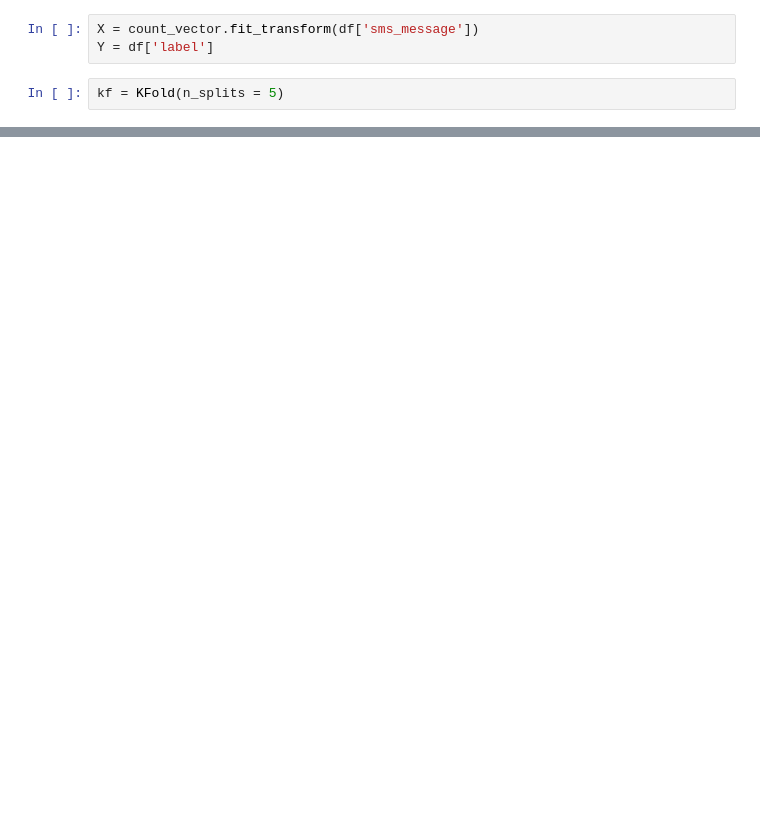
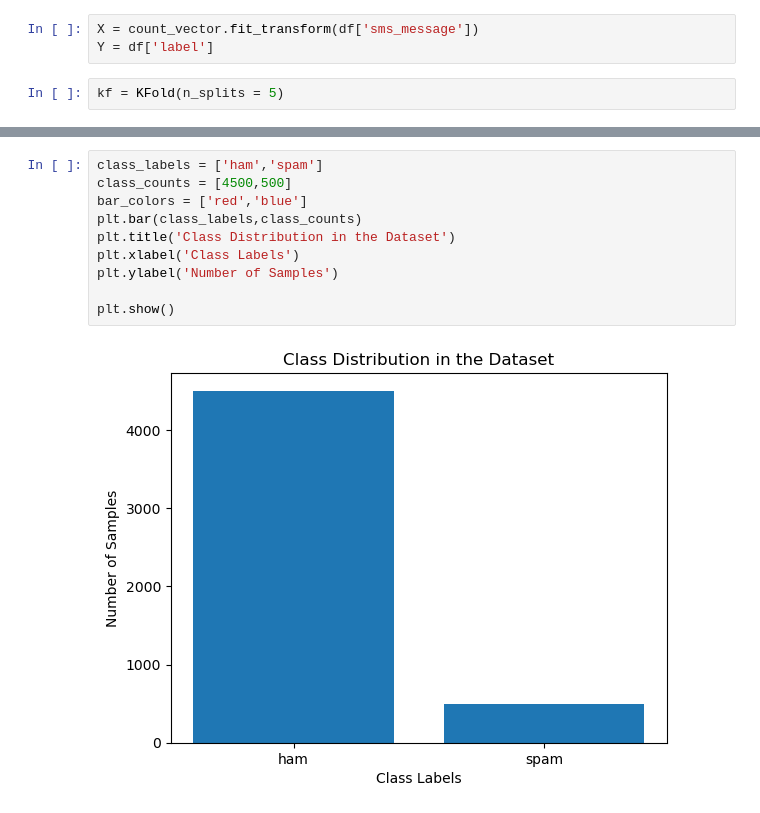
Before and after one commit to AJ-6/AI_Learning-Research, a Jupyter notebook: Spam_Classification.ipynb, the cells around one changed output, grey strips where cells are left out. Saved outputs shown, nothing was run; the diff lists cells and outputs as text; blank space fills up the shorter version.

Commit message:
Added proportions for imbalanced datasets

```diff
--- a/Spam_Classification.ipynb
+++ b/Spam_Classification.ipynb
@@ -308,3 +449,15 @@ df3.head()
+# %%
+class_labels = ['ham','spam']
+class_counts = [4500,500]
+bar_colors = ['red','blue']
+plt.bar(class_labels,class_counts)
+plt.title('Class Distribution in the Dataset')
+plt.xlabel('Class Labels')
+plt.ylabel('Number of Samples')
+
+plt.show()
+# %% [output]
+[figure, added]
 # %%
 X_train_sms, X_test_sms, Y_train, Y_test = train_test_split(df3['email'], df3['label'], test_size = 0.25, random_state =42)
 X_train = count_vector.fit_transform(X_train_sms).toarray()
```
Also changed, not shown: parts of 23 cells of this notebook, 1 other file.
